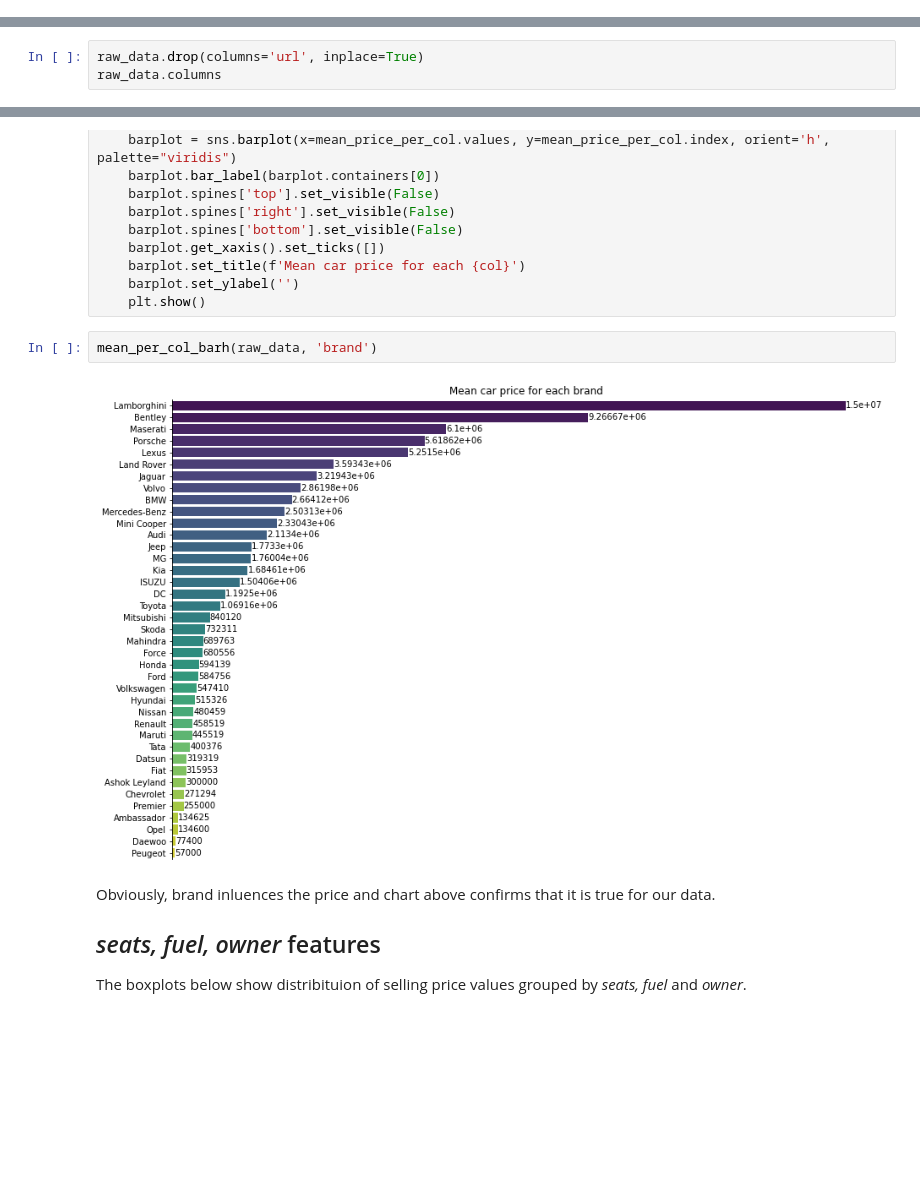
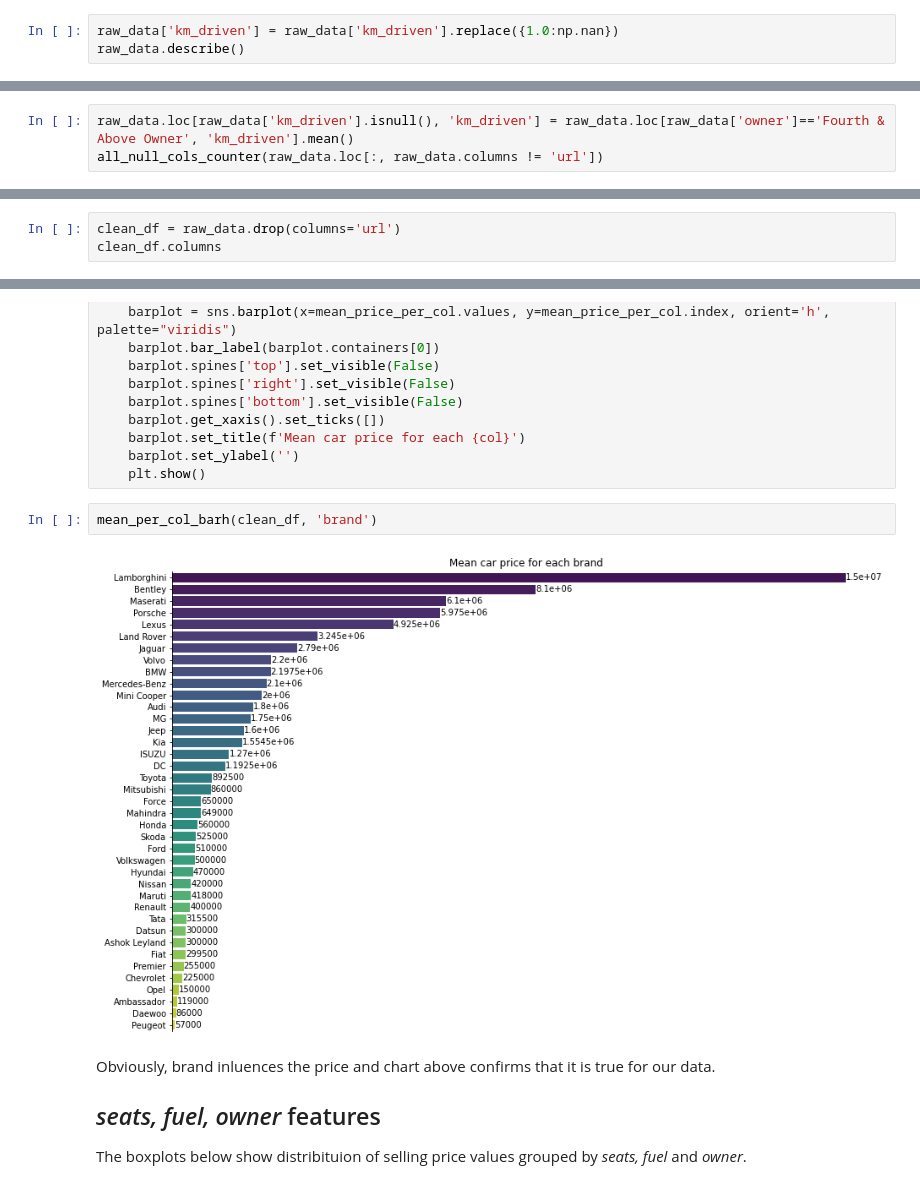
Before and after one commit to ZaikaBohdan/ds_car_price_proj, a Jupyter notebook: car_price_pred.ipynb, the cells around one changed output, grey strips where cells are left out. Saved outputs shown, nothing was run; the diff lists cells and outputs as text; blank space fills up the shorter version.

```diff
--- a/car_price_pred.ipynb
+++ b/car_price_pred.ipynb
@@ -1200,0 +1214,3 @@ raw_data.describe()
+# %%
+raw_data['km_driven'] = raw_data['km_driven'].replace({1.0:np.nan})
+raw_data.describe()
@@ -1305,0 +1335,3 @@ dtype: int64
+# %%
+raw_data.loc[raw_data['km_driven'].isnull(), 'km_driven'] = raw_data.loc[raw_data['owner']=='Fourth & Above Owner', 'km_driven'].mean()
+all_null_cols_counter(raw_data.loc[:, raw_data.columns != 'url'])
@@ -1427,8 +1474,8 @@ null_counter(raw_data.loc[:, raw_data.columns != 'url'])
 # %% [markdown]
 Let's drop *url* column, since we won't need it anymore, and move to exploratory data analysis.
 # %%
-raw_data.drop(columns='url', inplace=True)
-raw_data.columns
+clean_df = raw_data.drop(columns='url')
+clean_df.columns
 # %% [output]
 Index(['name', 'year', 'selling_price_inr', 'km_driven', 'fuel', 'seller_type',
        'transmission', 'owner', 'seats', 'engine_cc', 'max_power_bhp',
@@ -1492,9 +1530,9 @@ def mean_per_col_barh(df, col):
     barplot.set_ylabel('')
     plt.show()
 # %%
-mean_per_col_barh(raw_data, 'brand')
+mean_per_col_barh(clean_df, 'brand')
 # %% [output]
-[figure, old version]
+[figure, new version]
 # %% [markdown]
 Obviously, brand inluences the price and chart above confirms that it is true for our data.
 ## *seats, fuel, owner*  features
```
Also changed, not shown: parts of 19 cells of this notebook.
